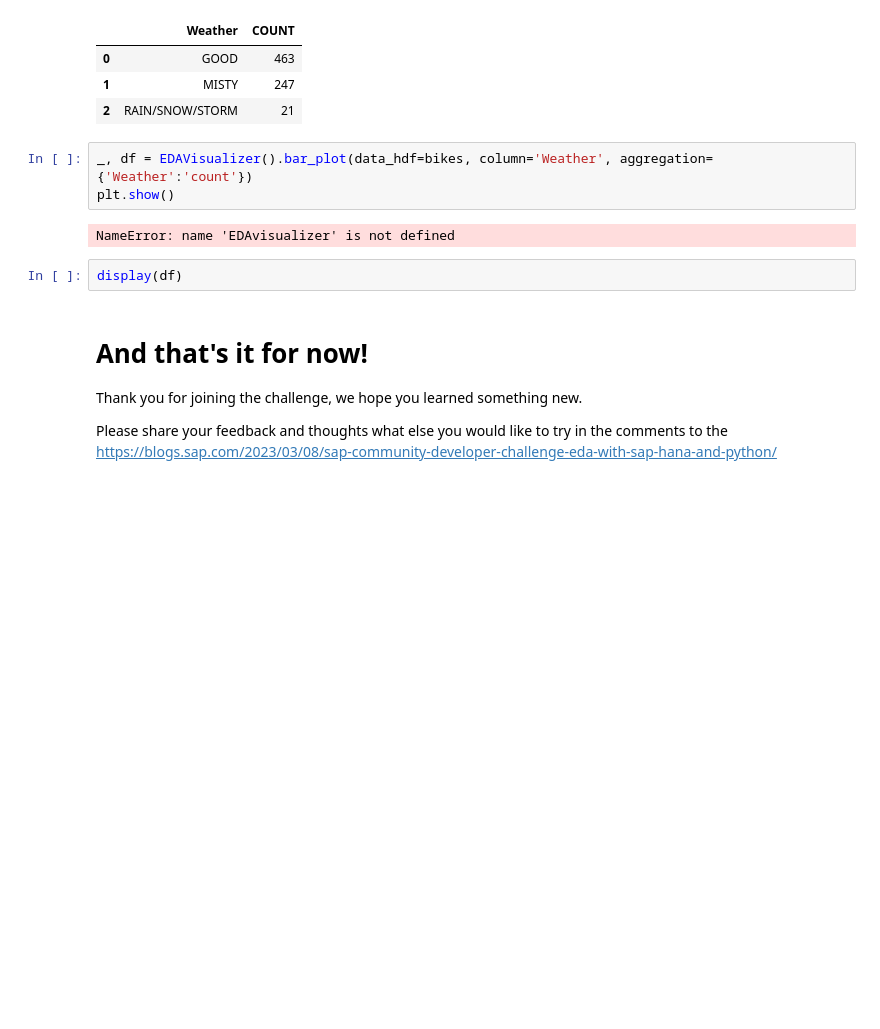
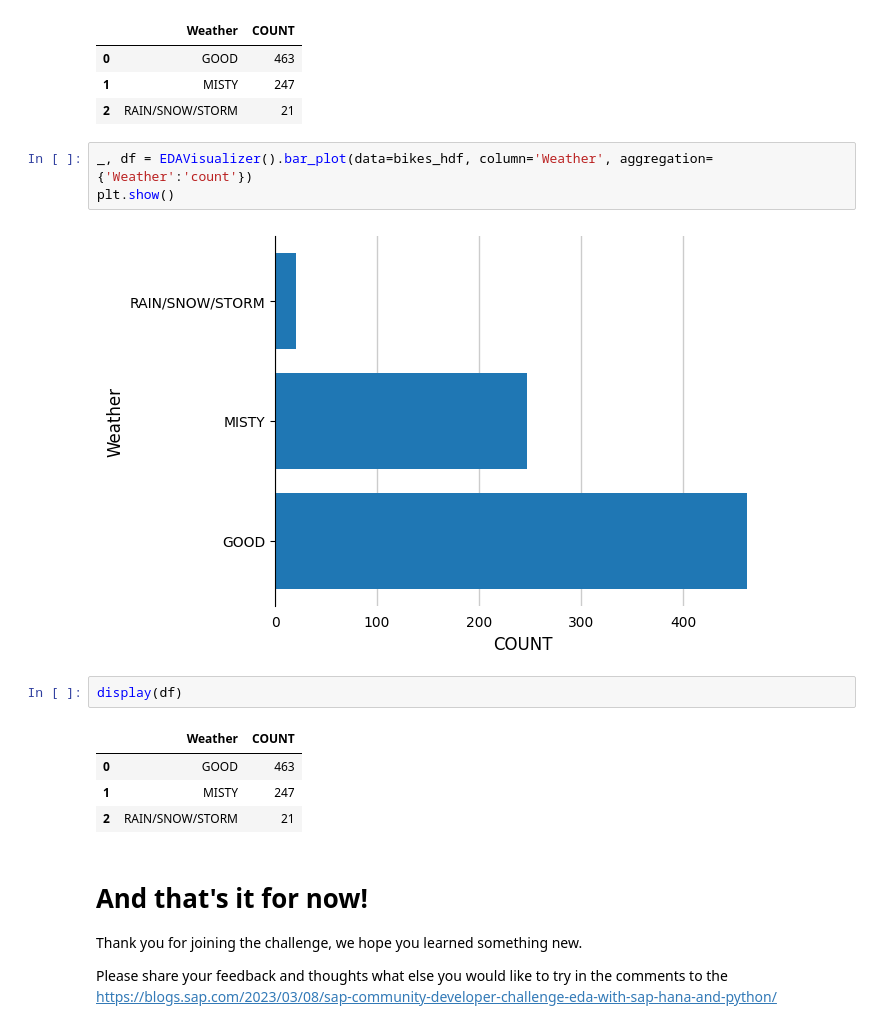
Before and after one commit to pawelwiejkut/sap-community-developer-challenge-eda-hana, a Jupyter notebook: notebooks/challenges/week4.ipynb, the cells around one changed output. Drawn from its saved outputs; the diff is of its cells as text; blank space fills up the shorter version.

```diff
--- a/notebooks/challenges/week4.ipynb
+++ b/notebooks/challenges/week4.ipynb
@@ -378,12 +378,17 @@ display(df)
 | 1 | MISTY | 247 |
 | 2 | RAIN/SNOW/STORM | 21 |
 # %%
-_, df = EDAVisualizer().bar_plot(data_hdf=bikes, column='Weather', aggregation={'Weather':'count'})
+_, df = EDAVisualizer().bar_plot(data=bikes_hdf, column='Weather', aggregation={'Weather':'count'})
 plt.show()
 # %% [output]
-NameError: name 'EDAvisualizer' is not defined
+[figure, added]
 # %%
 display(df)
+# %% [output]
+|  | Weather | COUNT |
+| 0 | GOOD | 463 |
+| 1 | MISTY | 247 |
+| 2 | RAIN/SNOW/STORM | 21 |
 # %% [markdown]
 # And that's it for now!
 
```
Also changed, not shown: parts of 2 cells of this notebook.
